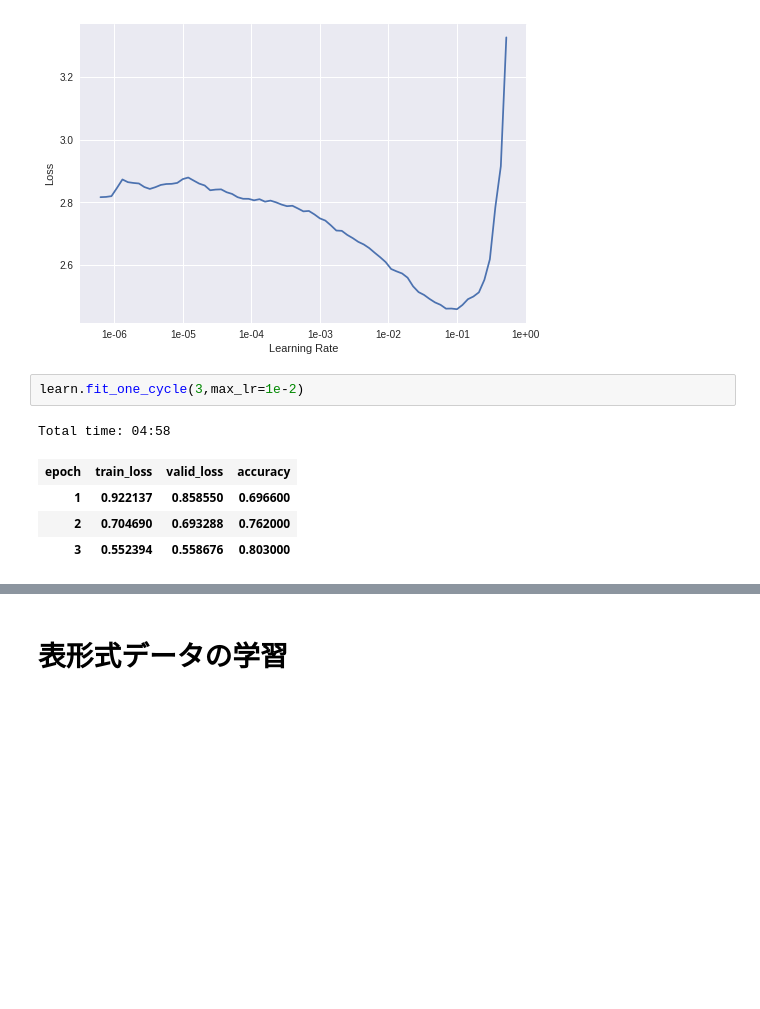
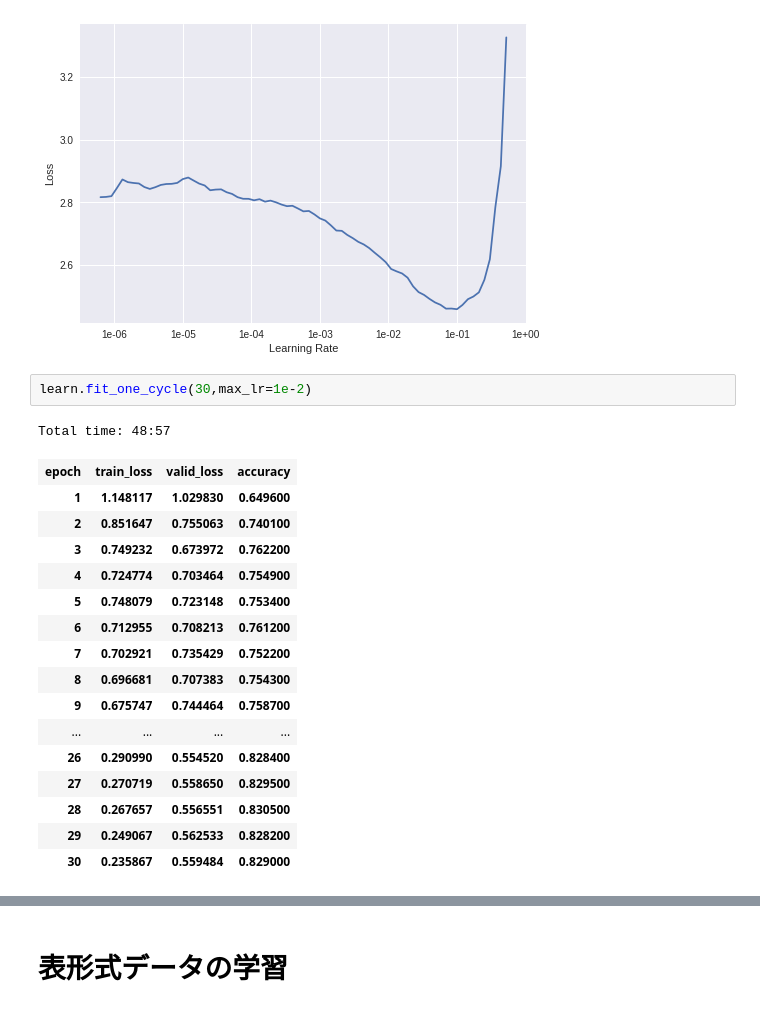
Before and after one commit to mickeykubo/dash, a Jupyter notebook: fastai_training.ipynb, the cells around one changed output, grey strips where cells are left out. Saved outputs shown, nothing was run; the diff lists cells and outputs as text; blank space fills up the shorter version.

```diff
--- a/fastai_training.ipynb
+++ b/fastai_training.ipynb
@@ -150,13 +231,25 @@ learn.recorder.plot()
 # %% [output]
 [figure]
 # %%
-learn.fit_one_cycle(3,max_lr=1e-2)
+learn.fit_one_cycle(30,max_lr=1e-2)
 # %% [output]
-Total time: 04:58
+Total time: 48:57
 | epoch | train_loss | valid_loss | accuracy |
-| 1 | 0.922137 | 0.858550 | 0.696600 |
-| 2 | 0.704690 | 0.693288 | 0.762000 |
-| 3 | 0.552394 | 0.558676 | 0.803000 |
+| 1 | 1.148117 | 1.029830 | 0.649600 |
+| 2 | 0.851647 | 0.755063 | 0.740100 |
+| 3 | 0.749232 | 0.673972 | 0.762200 |
+| 4 | 0.724774 | 0.703464 | 0.754900 |
+| 5 | 0.748079 | 0.723148 | 0.753400 |
+| 6 | 0.712955 | 0.708213 | 0.761200 |
+| 7 | 0.702921 | 0.735429 | 0.752200 |
+| 8 | 0.696681 | 0.707383 | 0.754300 |
+| 9 | 0.675747 | 0.744464 | 0.758700 |
+| ... | ... | ... | ... |
+| 26 | 0.290990 | 0.554520 | 0.828400 |
+| 27 | 0.270719 | 0.558650 | 0.829500 |
+| 28 | 0.267657 | 0.556551 | 0.830500 |
+| 29 | 0.249067 | 0.562533 | 0.828200 |
+| 30 | 0.235867 | 0.559484 | 0.829000 |
 # %%
 learn.recorder.plot_losses()
 # %% [output]
```
Also changed, not shown: parts of 17 cells of this notebook.
